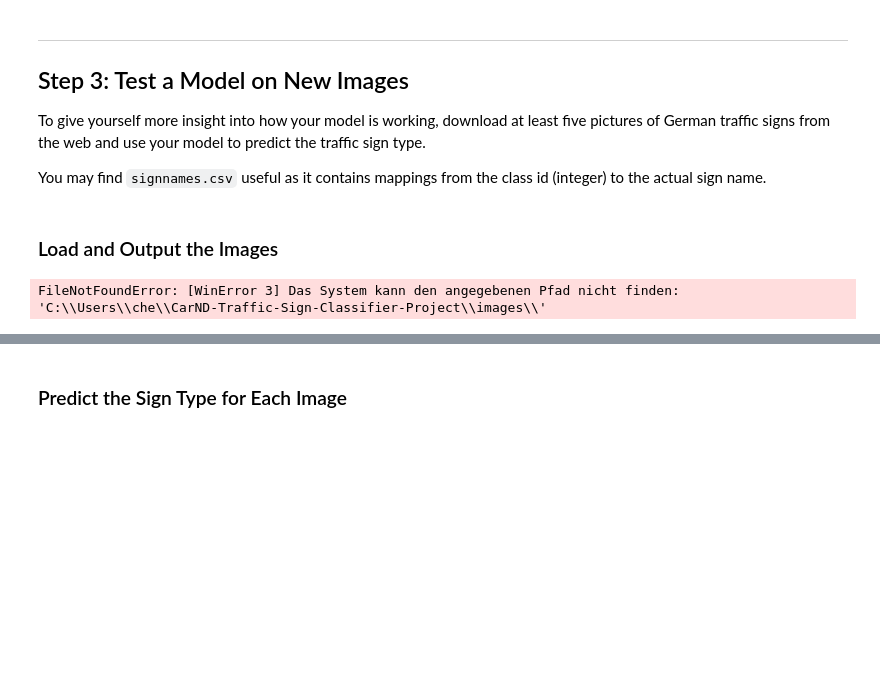
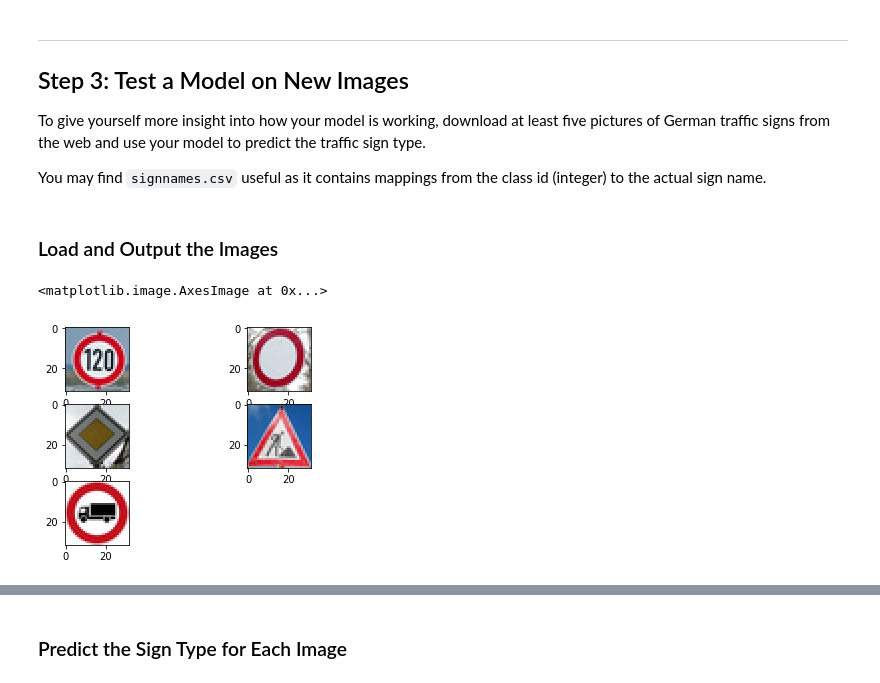
Before and after one commit to regundoo/CarND-Traffic-Sign-Classifier-Project, a Jupyter notebook: Traffic_Sign_Classifier.ipynb, the cells around one changed output, grey strips where cells are left out. Cells and saved outputs as stored; diff of their text form; code cells hidden in the pictures; blank space fills up the shorter version.

Commit message:
updated with new images

```diff
--- a/Traffic_Sign_Classifier.ipynb
+++ b/Traffic_Sign_Classifier.ipynb
@@ -955,35 +959,36 @@ def loadImages(path):
     hsize = 32
     for image in imagesList:
         img = PImage.open(path + image)
         img = img.resize((basewidth,hsize),PImage.ANTIALIAS)
         loadedImages.append(img)
 
     return loadedImages
 
-path = "C:\\Users\\che\\CarND-Traffic-Sign-Classifier-Project\\images\\"
+path = ".\\images\\"
 
 # your images in an array
 imgs = loadImages(path)
 
 # Visualizations will be shown in the notebook.
 %matplotlib inline
 
 plt.subplot(321)
 plt.imshow(imgs[0])
 
 plt.subplot(322)
 plt.imshow(imgs[1])
 
 plt.subplot(323)
 plt.imshow(imgs[2])
 
 plt.subplot(324)
 plt.imshow(imgs[3])
 
 plt.subplot(325)
 plt.imshow(imgs[4])
 # %% [output]
-FileNotFoundError: [WinError 3] Das System kann den angegebenen Pfad nicht finden: 'C:\\Users\\che\\CarND-Traffic-Sign-Classifier-Project\\images\\'
+<matplotlib.image.AxesImage at 0x...>
+[figure, added]
 # %%
 ### Load the images and plot them here.
 ### Feel free to use as many code cells as needed.
```
Also changed, not shown: parts of 13 cells of this notebook.
